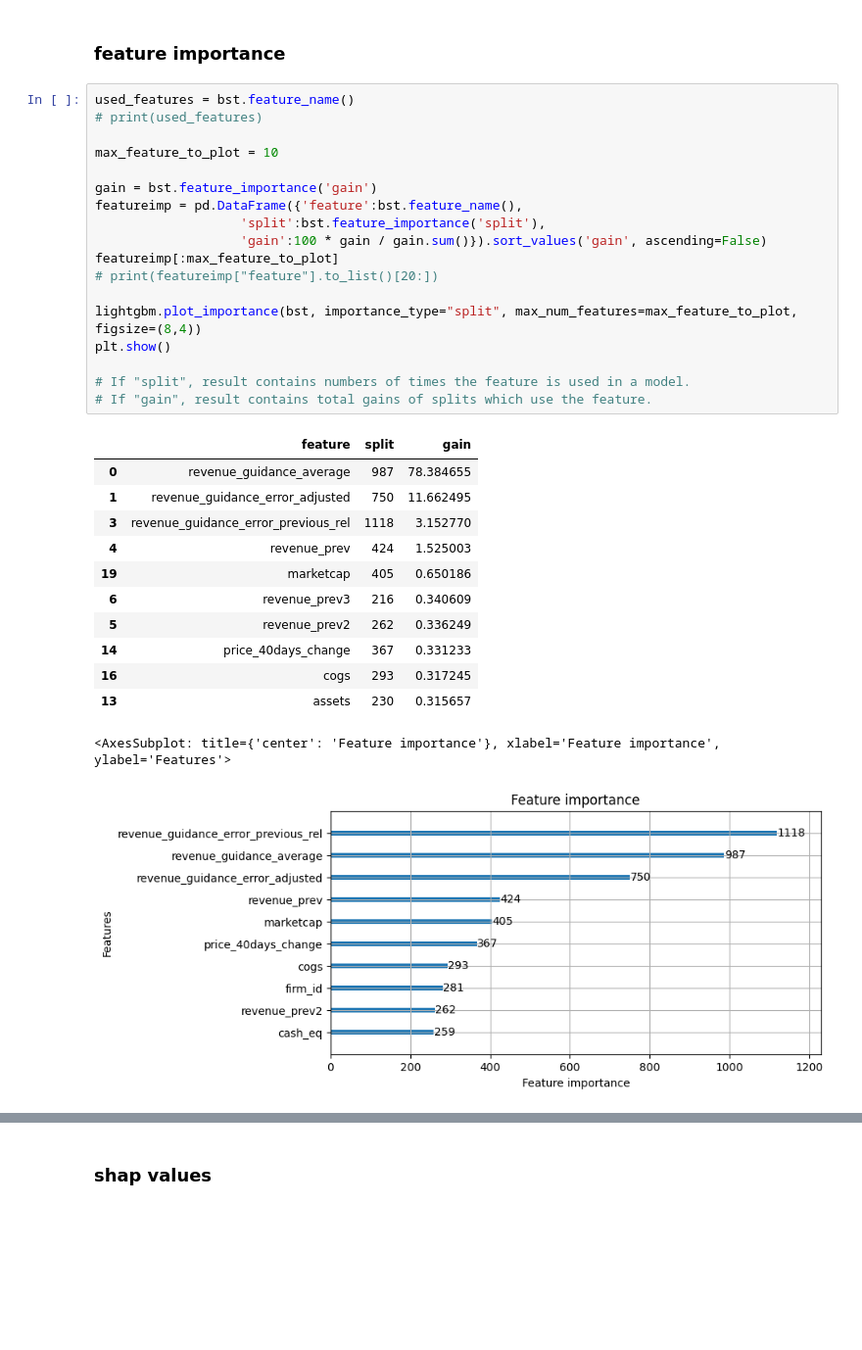
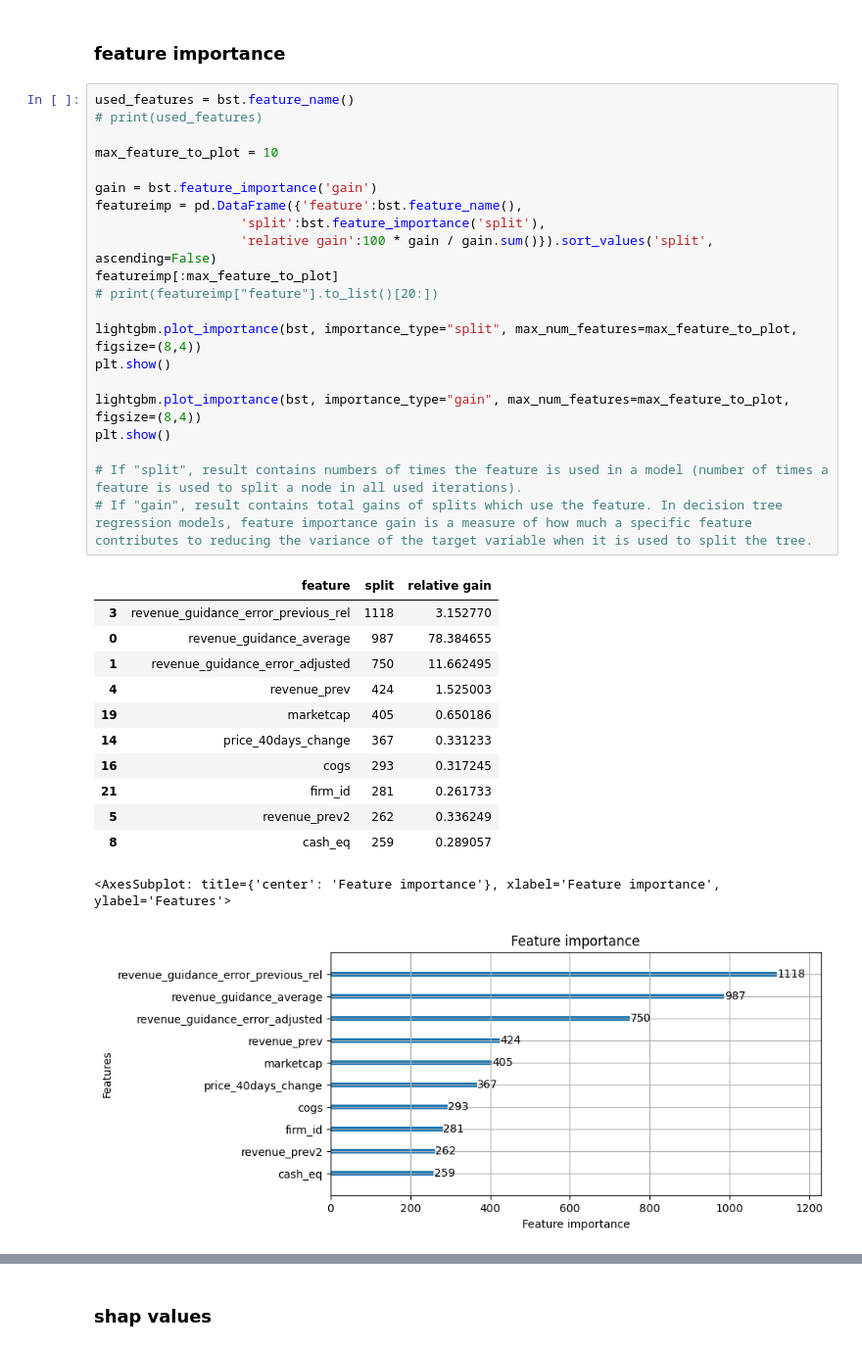
Before and after one commit to hannez11/revenue-forecasting, a Jupyter notebook: 011523_Forecasting_Models_LargestFirms.ipynb, the cells around one changed output, grey strips where cells are left out. Shown at 98% size. Saved outputs shown, nothing was run; the diff lists cells and outputs as text; blank space fills up the shorter version.

```diff
--- a/011323_Guidance_Models.ipynb
+++ b/011523_Forecasting_Models_LargestFirms.ipynb
@@ -489,32 +519,35 @@ model vs analyst: edge -0.374 | t-stat -5.988 p-value 0.0
 # %%
 used_features = bst.feature_name()
 # print(used_features)
 
 max_feature_to_plot = 10
 
 gain = bst.feature_importance('gain')
 featureimp = pd.DataFrame({'feature':bst.feature_name(),
                    'split':bst.feature_importance('split'),
-                   'gain':100 * gain / gain.sum()}).sort_values('gain', ascending=False)
+                   'relative gain':100 * gain / gain.sum()}).sort_values('split', ascending=False)
 featureimp[:max_feature_to_plot]
 # print(featureimp["feature"].to_list()[20:])
 
 lightgbm.plot_importance(bst, importance_type="split", max_num_features=max_feature_to_plot, figsize=(8,4))
 plt.show()
 
-# If "split", result contains numbers of times the feature is used in a model.
-# If "gain", result contains total gains of splits which use the feature.
+lightgbm.plot_importance(bst, importance_type="gain", max_num_features=max_feature_to_plot, figsize=(8,4))
+plt.show()
+
+# If "split", result contains numbers of times the feature is used in a model (number of times a feature is used to split a node in all used iterations).
+# If "gain", result contains total gains of splits which use the feature. In decision tree regression models, feature importance gain is a measure of how much a specific feature contributes to reducing the variance of the target variable when it is used to split the tree.
 # %% [output]
-|  | feature | split | gain |
+|  | feature | split | relative gain |
+| 3 | revenue_guidance_error_previous_rel | 1118 | 3.152770 |
 | 0 | revenue_guidance_average | 987 | 78.384655 |
 | 1 | revenue_guidance_error_adjusted | 750 | 11.662495 |
-| 3 | revenue_guidance_error_previous_rel | 1118 | 3.152770 |
 | 4 | revenue_prev | 424 | 1.525003 |
 | 19 | marketcap | 405 | 0.650186 |
-| 6 | revenue_prev3 | 216 | 0.340609 |
-| 5 | revenue_prev2 | 262 | 0.336249 |
 | 14 | price_40days_change | 367 | 0.331233 |
 | 16 | cogs | 293 | 0.317245 |
-| 13 | assets | 230 | 0.315657 |
+| 21 | firm_id | 281 | 0.261733 |
+| 5 | revenue_prev2 | 262 | 0.336249 |
+| 8 | cash_eq | 259 | 0.289057 |
 <AxesSubplot: title={'center': 'Feature importance'}, xlabel='Feature importance', ylabel='Features'>
 [figure]
```
Also changed, not shown: parts of 22 cells of this notebook, 4 other files.
